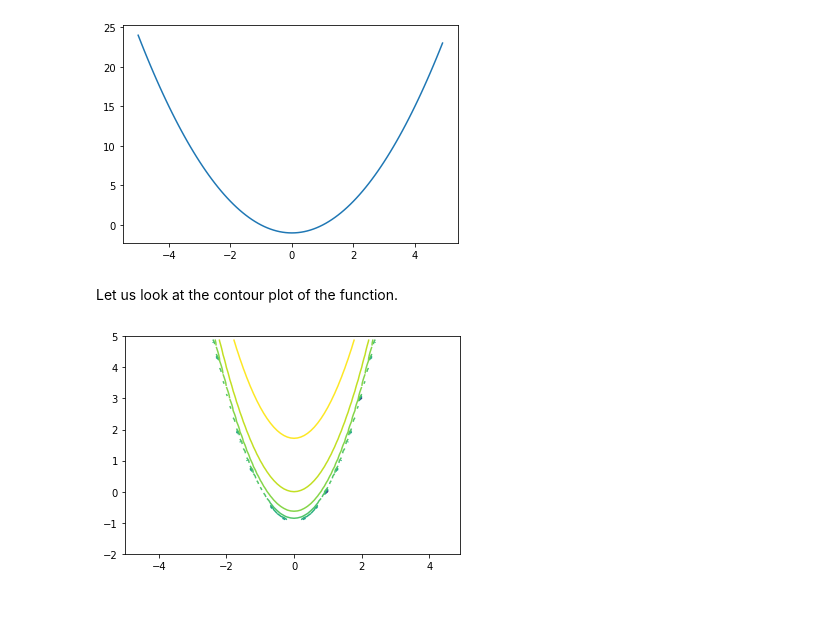
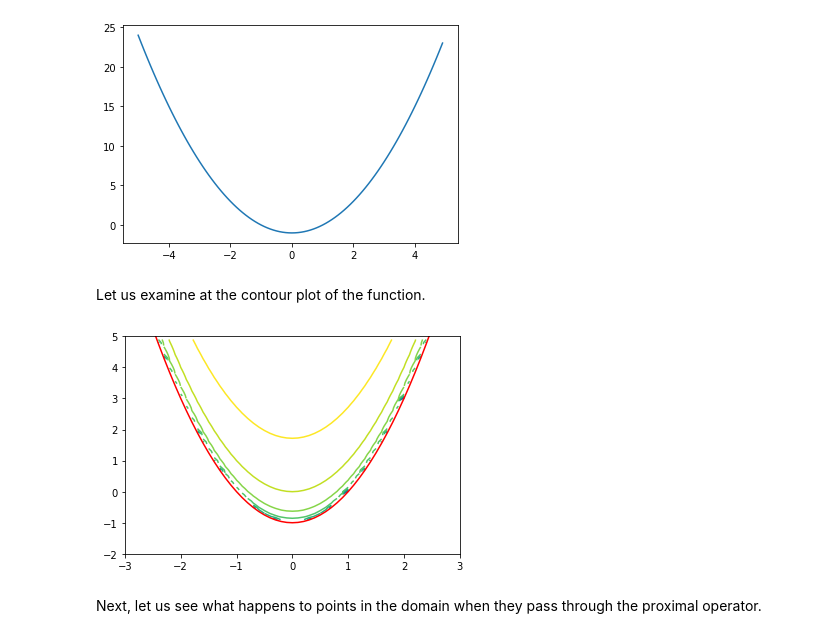
Before and after one commit to petergchang/proximal_jax, a Jupyter notebook: 1_Introduction.ipynb, the cells around one changed output. Saved outputs shown, nothing was run; the diff lists cells and outputs as text; code cells hidden in the pictures; blank space fills up the shorter version.

```diff
--- a/1_Introduction.ipynb
+++ b/1_Introduction.ipynb
@@ -103,15 +103,21 @@ plt.plot(x, domain(x));
 # %% [output]
 [figure]
 # %% [markdown]
-Let us look at the contour plot of the function.
+Let us examine at the contour plot of the function.
 # %%
 # Define meshgrid
 xx, yy = jnp.meshgrid(x, y)
 z = convex_fn_2d([xx, yy])
 
 # Plot contour of function
 fig, ax = plt.subplots()
-ax.contour(xx, yy, z, levels=jnp.arange(-10, 2));
-ax.set_ylim(-2, 5);
+ax.contour(xx, yy, z, levels=jnp.arange(-10, 2))
+
+# Plot domain of function
+ax.plot(x, domain(x), c='red')
+ax.set_ylim(-2, 5)
+ax.set_xlim(-3, 3);
 # %% [output]
-[figure, old version]
+[figure, new version]
+# %% [markdown]
+Next, let us see what happens to points in the domain when they pass through the proximal operator.
```
Also changed, not shown: parts of 7 cells of this notebook.
